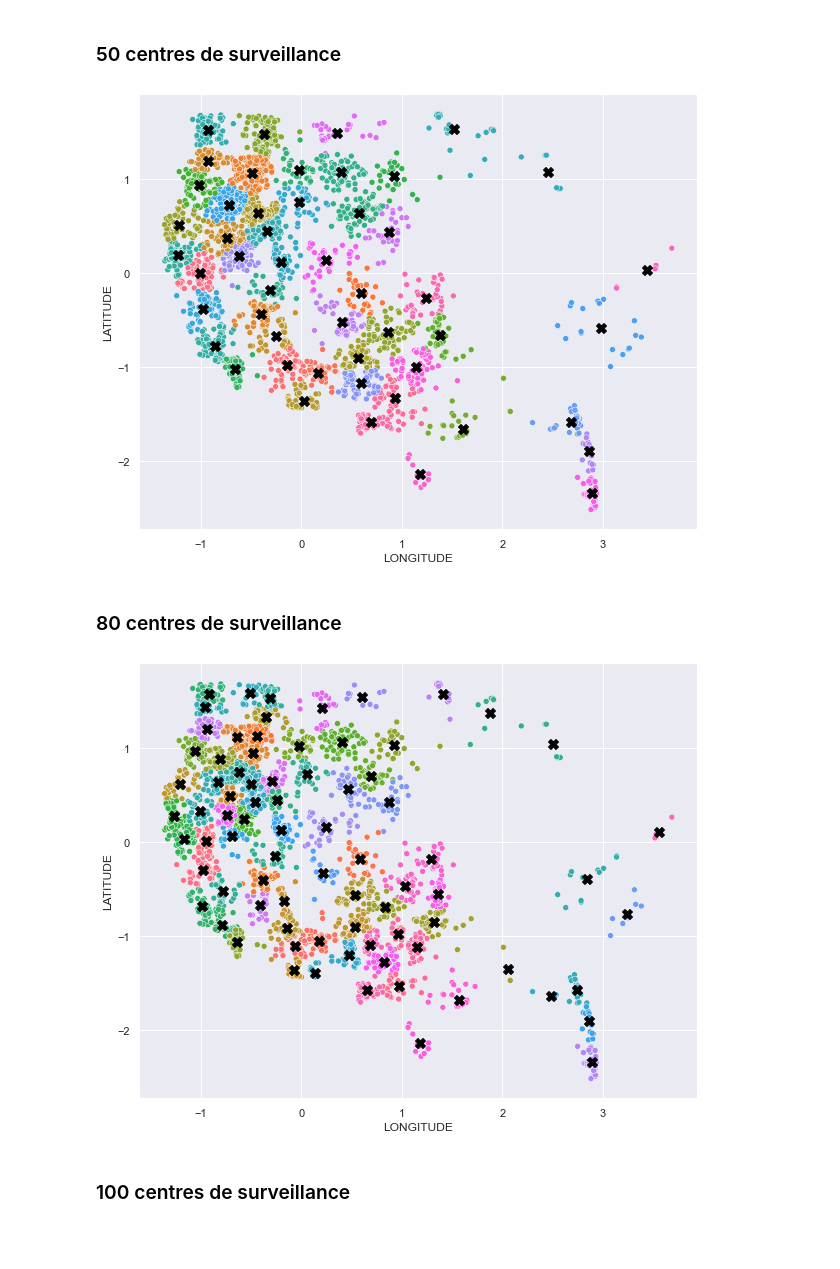
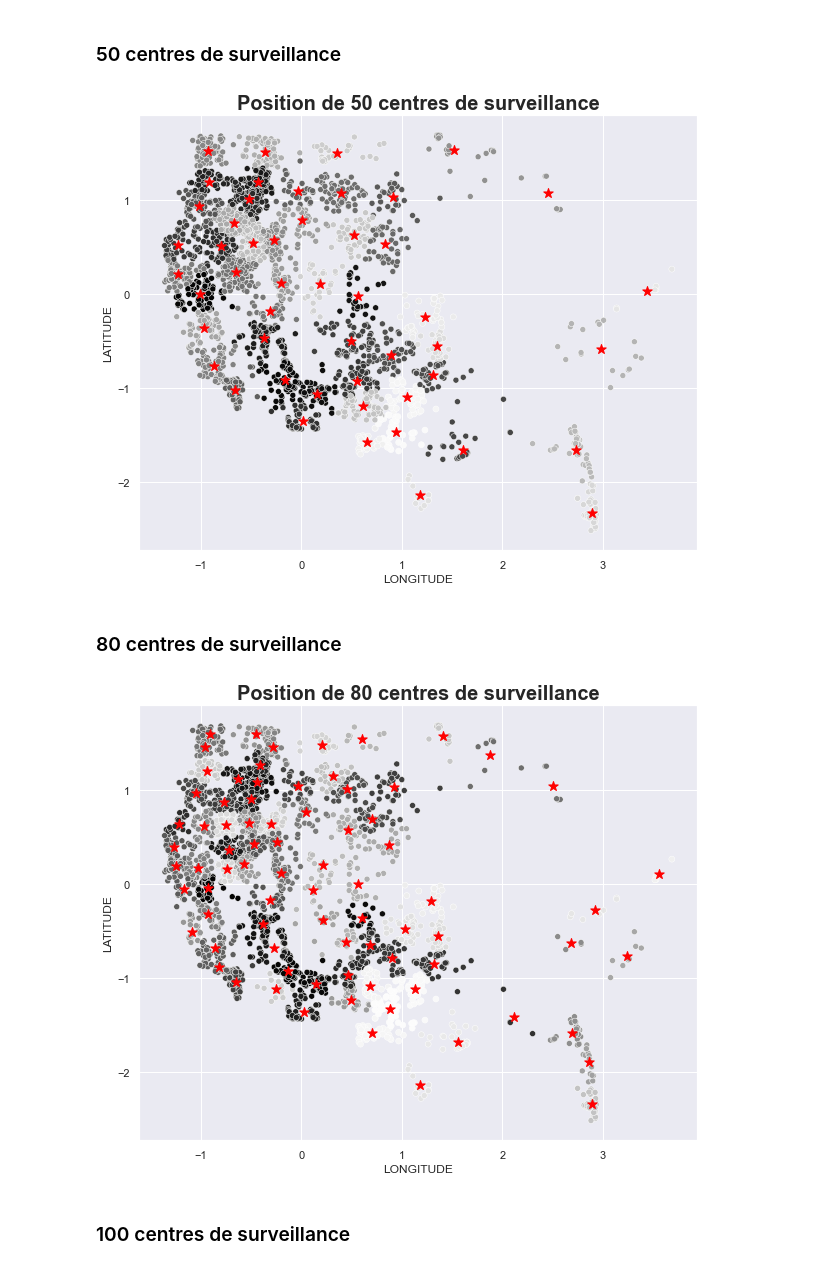
Before and after one commit to paulokmmf/Projet_DA_WILDFIRE, a Jupyter notebook: Tests_models.ipynb, the cells around one changed output. Cells and saved outputs as stored; diff of their text form; code cells hidden in the pictures; blank space fills up the shorter version.

```diff
--- a/Tests_models.ipynb
+++ b/Tests_models.ipynb
@@ -1013,15 +967,16 @@ df_fires_model_g_kmeans_norm_50 = pd.DataFrame(fires_model_g_kmeans_norm, column
 # %%
 # Pour créer la colonne des clusters dans le dataframe
 df_fires_model_g_kmeans_norm_50['cluster']=y_kmeans_50
 
 centroids_50 = kmeans_50.cluster_centers_
 
 plt.figure(figsize=(10,8))
-sns.scatterplot(x=df_fires_model_g_kmeans_norm_50.LONGITUDE,y=df_fires_model_g_kmeans_norm_50.LATITUDE,hue=df_fires_model_g_kmeans_norm_50.cluster.astype('str'), legend=False)
-plt.scatter(centroids_50[:, 0],centroids_50[:, 1], s=100, c='black', label='Centroids', marker='X')
+sns.scatterplot(x=df_fires_model_g_kmeans_norm_50.LONGITUDE,y=df_fires_model_g_kmeans_norm_50.LATITUDE,palette='gray',hue=df_fires_model_g_kmeans_norm_50.cluster.astype('str'), legend=False)
+plt.scatter(centroids_50[:, 0],centroids_50[:, 1], s=100, c='red', label='Centroids', marker='*')
+plt.title('Position de 50 centres de surveillance', fontweight='bold', fontsize=20)
 plt.show()
 # %% [output]
-[figure, old version]
+[figure, new version]
 # %% [markdown]
 ### 80 centres de surveillance
 # %%
@@ -1043,11 +998,12 @@ df_fires_model_g_kmeans_norm_80['cluster']=y_kmeans_80
 centroids_80 = kmeans_80.cluster_centers_
 
 plt.figure(figsize=(10,8))
-sns.scatterplot(x=df_fires_model_g_kmeans_norm_80.LONGITUDE,y=df_fires_model_g_kmeans_norm_80.LATITUDE,hue=df_fires_model_g_kmeans_norm_80.cluster.astype('str'),legend=False)
-plt.scatter(centroids_80[:, 0],centroids_80[:, 1], s=100, c='black', label='Centroids', marker='X')
+sns.scatterplot(x=df_fires_model_g_kmeans_norm_80.LONGITUDE,y=df_fires_model_g_kmeans_norm_80.LATITUDE,palette='gray',hue=df_fires_model_g_kmeans_norm_80.cluster.astype('str'),legend=False)
+plt.scatter(centroids_80[:, 0],centroids_80[:, 1], s=100, c='red', label='Centroids', marker='*')
+plt.title('Position de 80 centres de surveillance', fontweight='bold', fontsize=20)
 plt.show()
 # %% [output]
-[figure, old version]
+[figure, new version]
 # %% [markdown]
 ### 100 centres de surveillance
 # %%
```
Also changed, not shown: parts of 18 cells of this notebook.
